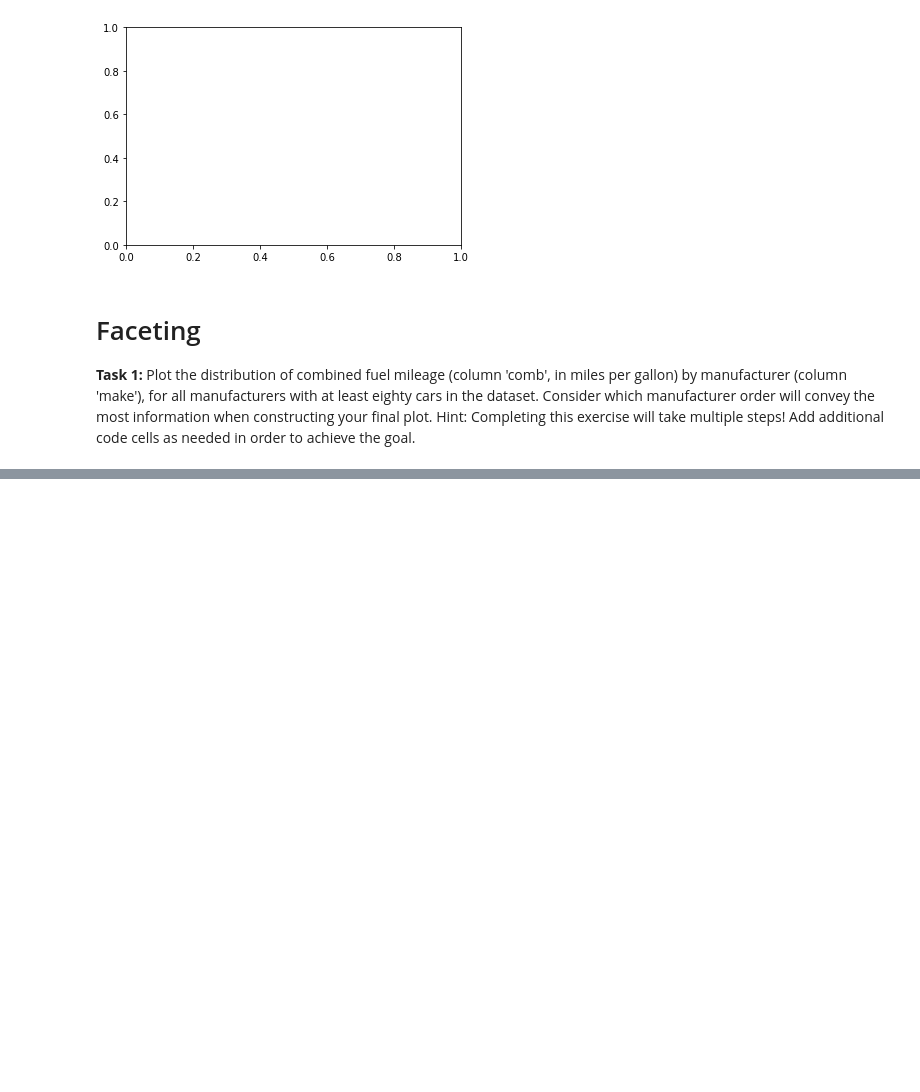
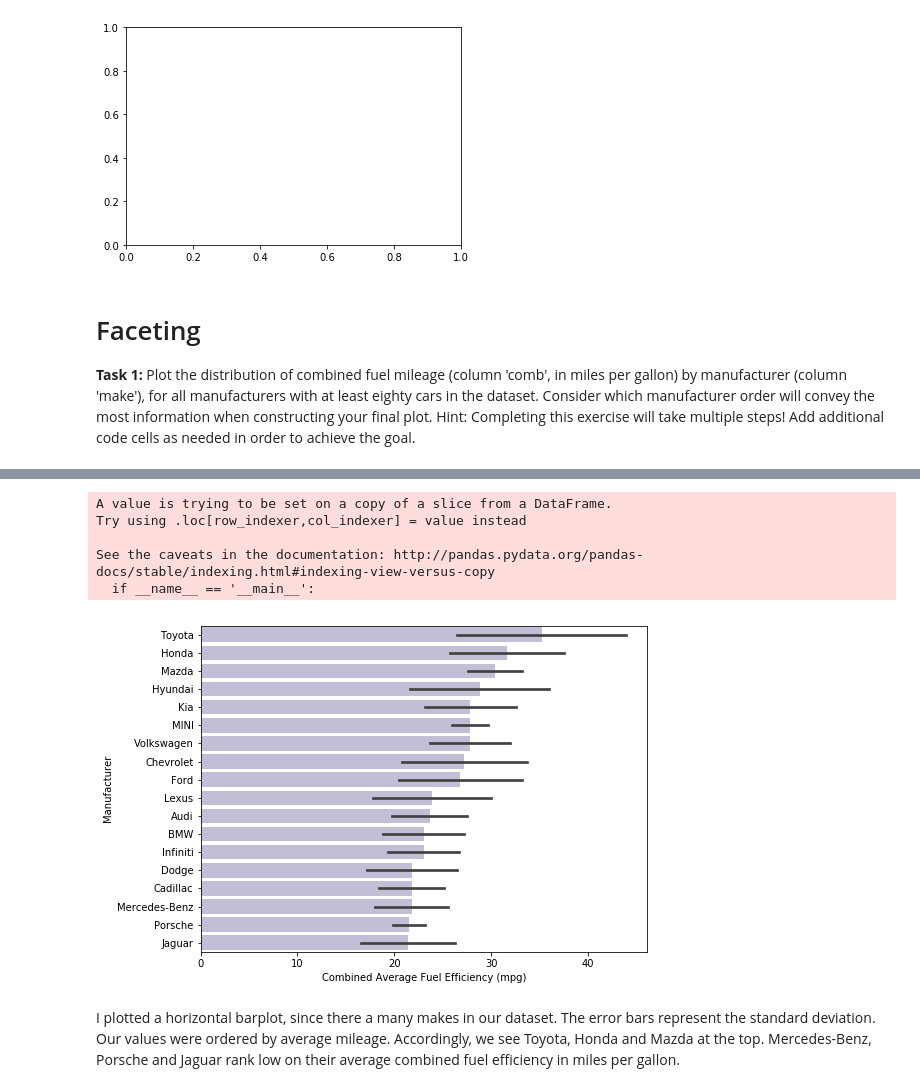
Before and after one commit to faymarie/data-visualization, a Jupyter notebook: Visualization_practise.ipynb, the cells around one changed output, grey strips where cells are left out. Cells and saved outputs as stored; diff of their text form; code cells hidden in the pictures; blank space fills up the shorter version.

```diff
--- a/Visualization_practise.ipynb
+++ b/Visualization_practise.ipynb
@@ -211,0 +237,23 @@ g.set_axis_labels("Fuel Economy (mpg)", "Count");
+# %%
+plt.figure(figsize=[8,6])
+
+# plot mean fuel efficiency for each manufacturer
+base_color = sns.color_palette("Set3")[2]
+
+# Create ordering for nominal data
+ordered_pop_fuel_econ = pd.api.types.CategoricalDtype(ordered = True, categories = group_order)
+pop_fuel_econ['make'] = pop_fuel_econ['make'].astype(ordered_pop_fuel_econ)
+
+sns.barplot(data = pop_fuel_econ, y = 'make', x = 'comb', color = base_color, ci="sd")
+
+plt.ylabel('Manufacturer')
+plt.xlabel('Combined Average Fuel Efficiency (mpg)');
+# %% [output]
+A value is trying to be set on a copy of a slice from a DataFrame.
+Try using .loc[row_indexer,col_indexer] = value instead
+
+See the caveats in the documentation: http://pandas.pydata.org/pandas-docs/stable/indexing.html#indexing-view-versus-copy
+  if __name__ == '__main__':
+[figure, added]
+# %% [markdown]
+I plotted a horizontal barplot, since there a many makes in our dataset. The error bars represent the standard deviation. Our values were ordered by average mileage. Accordingly, we see Toyota, Honda and Mazda at the top. Mercedes-Benz, Porsche and Jaguar rank low on their average combined fuel efficiency in miles per gallon.
```
Also changed, not shown: parts of 5 cells of this notebook.
